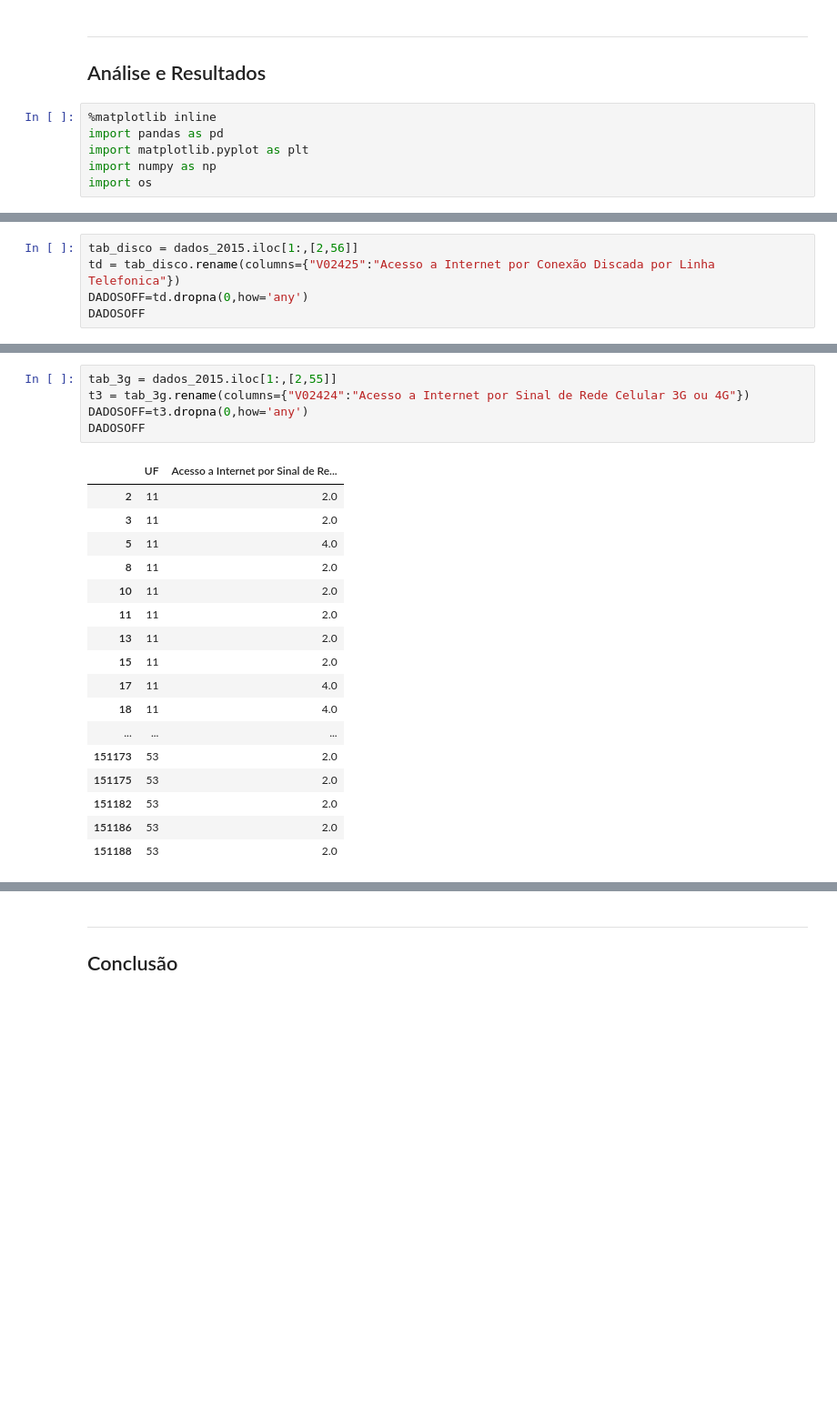
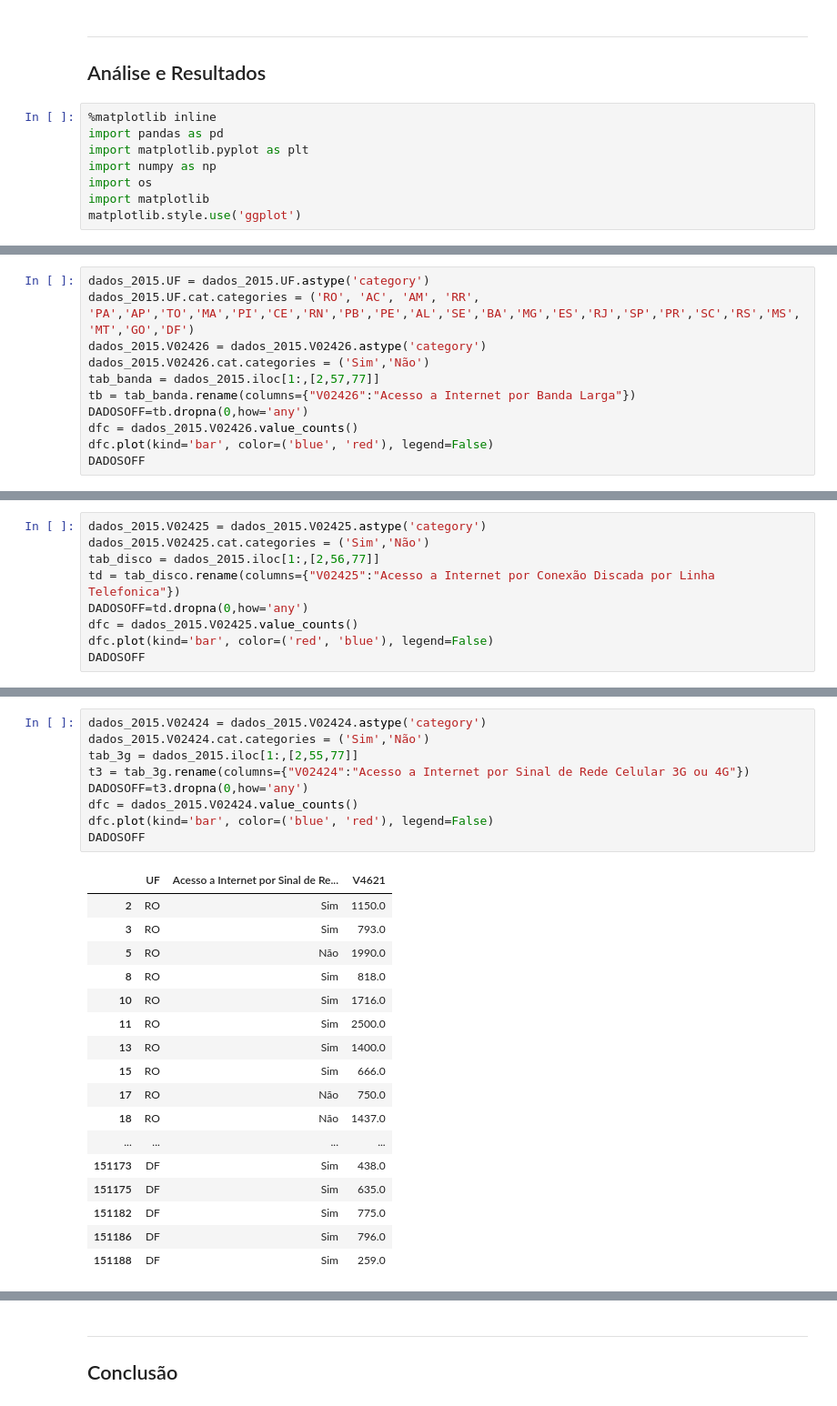
Before and after one commit to Leobhering/Ciencia-dos-dados, a Jupyter notebook: Projeto1 Layout.ipynb, the cells around one changed output, grey strips where cells are left out. Shown at 91% size. Cells and saved outputs as stored; diff of their text form; blank space fills up the shorter version.

```diff
--- a/Projeto1 Layout.ipynb
+++ b/Projeto1 Layout.ipynb
@@ -26,6 +26,8 @@ import pandas as pd
 import matplotlib.pyplot as plt
 import numpy as np
 import os
+import matplotlib
+matplotlib.style.use('ggplot')
 # %%
 print('Esperamos trabalhar no diretório')
 print(os.getcwd())
@@ -84,0 +65,11 @@ DADOSOFF
+# %%
+dados_2015.UF = dados_2015.UF.astype('category')
+dados_2015.UF.cat.categories = ('RO', 'AC', 'AM', 'RR', 'PA','AP','TO','MA','PI','CE','RN','PB','PE','AL','SE','BA','MG','ES','RJ','SP','PR','SC','RS','MS','MT','GO','DF')
+dados_2015.V02426 = dados_2015.V02426.astype('category')
+dados_2015.V02426.cat.categories = ('Sim','Não')
+tab_banda = dados_2015.iloc[1:,[2,57,77]]
+tb = tab_banda.rename(columns={"V02426":"Acesso a Internet por Banda Larga"})
+DADOSOFF=tb.dropna(0,how='any')
+dfc = dados_2015.V02426.value_counts()
+dfc.plot(kind='bar', color=('blue', 'red'), legend=False)
+DADOSOFF
@@ -85,6 +96,10 @@ DADOSOFF
 # %%
-tab_disco = dados_2015.iloc[1:,[2,56]]
+dados_2015.V02425 = dados_2015.V02425.astype('category')
+dados_2015.V02425.cat.categories = ('Sim','Não')
+tab_disco = dados_2015.iloc[1:,[2,56,77]]
 td = tab_disco.rename(columns={"V02425":"Acesso a Internet por Conexão Discada por Linha Telefonica"})
 DADOSOFF=td.dropna(0,how='any')
+dfc = dados_2015.V02425.value_counts()
+dfc.plot(kind='bar', color=('red', 'blue'), legend=False)
 DADOSOFF
 # %% [output]
@@ -109,23 +125,27 @@ DADOSOFF
 # %%
-tab_3g = dados_2015.iloc[1:,[2,55]]
+dados_2015.V02424 = dados_2015.V02424.astype('category')
+dados_2015.V02424.cat.categories = ('Sim','Não')
+tab_3g = dados_2015.iloc[1:,[2,55,77]]
 t3 = tab_3g.rename(columns={"V02424":"Acesso a Internet por Sinal de Rede Celular 3G ou 4G"})
 DADOSOFF=t3.dropna(0,how='any')
+dfc = dados_2015.V02424.value_counts()
+dfc.plot(kind='bar', color=('blue', 'red'), legend=False)
 DADOSOFF
 # %% [output]
-|  | UF | Acesso a Internet por Sinal de Re... |
-| 2 | 11 | 2.0 |
-| 3 | 11 | 2.0 |
-| 5 | 11 | 4.0 |
-| 8 | 11 | 2.0 |
-| 10 | 11 | 2.0 |
-| 11 | 11 | 2.0 |
-| 13 | 11 | 2.0 |
-| 15 | 11 | 2.0 |
-| 17 | 11 | 4.0 |
-| 18 | 11 | 4.0 |
-| ... | ... | ... |
-| 151173 | 53 | 2.0 |
-| 151175 | 53 | 2.0 |
-| 151182 | 53 | 2.0 |
-| 151186 | 53 | 2.0 |
-| 151188 | 53 | 2.0 |
+|  | UF | Acesso a Internet por Sinal de Re... | V4621 |
+| 2 | RO | Sim | 1150.0 |
+| 3 | RO | Sim | 793.0 |
+| 5 | RO | Não | 1990.0 |
+| 8 | RO | Sim | 818.0 |
+| 10 | RO | Sim | 1716.0 |
+| 11 | RO | Sim | 2500.0 |
+| 13 | RO | Sim | 1400.0 |
+| 15 | RO | Sim | 666.0 |
+| 17 | RO | Não | 750.0 |
+| 18 | RO | Não | 1437.0 |
+| ... | ... | ... | ... |
+| 151173 | DF | Sim | 438.0 |
+| 151175 | DF | Sim | 635.0 |
+| 151182 | DF | Sim | 775.0 |
+| 151186 | DF | Sim | 796.0 |
+| 151188 | DF | Sim | 259.0 |
```
Also changed, not shown: parts of 6 cells of this notebook, 3 other files.
